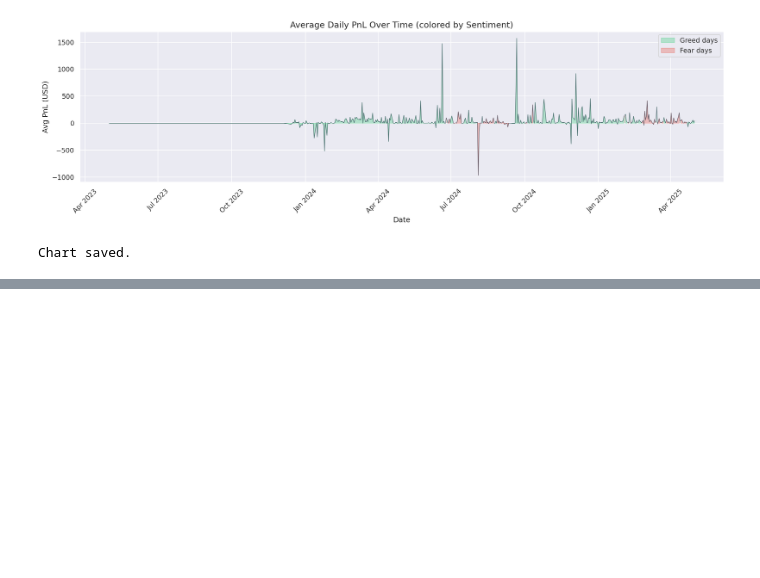
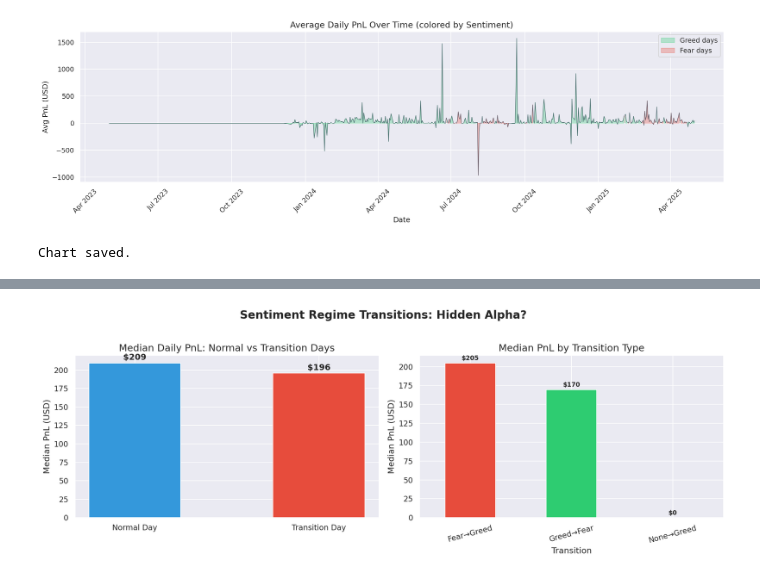
Before and after one commit to rushi1914/primetrade-trader-sentiment-analysis, a Jupyter notebook: notebooks/analysis.ipynb, the cells around one changed output, grey strips where cells are left out. Drawn from its saved outputs; the diff is of its cells as text; code cells hidden in the pictures; blank space fills up the shorter version.

Commit message:
Add regime transition results and update summary

```diff
--- a/notebooks/analysis.ipynb
+++ b/notebooks/analysis.ipynb
@@ -850,0 +824,72 @@ Chart saved.
+# %%
+import matplotlib.dates as mdates
+
+# build daily sentiment timeline
+sent_timeline = merged.groupby('date')['sentiment_binary'].first().reset_index()
+sent_timeline = sent_timeline.sort_values('date')
+
+# detect transition days
+sent_timeline['prev_sentiment'] = sent_timeline['sentiment_binary'].shift(1)
+sent_timeline['transition'] = sent_timeline['sentiment_binary'] != sent_timeline['prev_sentiment']
+sent_timeline['transition_type'] = sent_timeline.apply(
+    lambda r: f"{r['prev_sentiment']}→{r['sentiment_binary']}" if r['transition'] else 'No Change',
+    axis=1
+)
+
+# label transition windows: day of switch + 2 days after
+transition_dates = sent_timeline[sent_timeline['transition']]['date'].tolist()
+
+def get_window_label(date):
+    for t in transition_dates:
+        delta = (date - t).days
+        if 0 <= delta <= 2:
+            trans = sent_timeline[sent_timeline['date'] == t]['transition_type'].values[0]
+            return f"Day+{delta} ({trans})"
+    return 'Normal Day'
+
+sent_timeline['window_label'] = sent_timeline['date'].apply(get_window_label)
+
+# merge into daily
+daily_trans = daily.merge(sent_timeline[['date', 'transition', 'transition_type', 'window_label']], on='date', how='left')
+
+# compare PnL: transition days vs normal days
+transition_pnl = daily_trans.groupby('transition')['daily_pnl'].agg(['median', 'mean', 'count']).round(2)
+transition_pnl.index = ['Normal Day', 'Transition Day']
+print("PnL on Transition Days vs Normal Days:")
+print(transition_pnl)
+
+# breakdown by transition type
+trans_type_pnl = daily_trans[daily_trans['transition'] == True].groupby('transition_type')['daily_pnl'].agg(['median', 'mean', 'count']).round(2)
+print("\nPnL by Transition Type:")
+print(trans_type_pnl)
+
+# chart
+fig, axes = plt.subplots(1, 2, figsize=(14, 5))
+fig.suptitle("Sentiment Regime Transitions: Hidden Alpha?", fontsize=16, fontweight='bold', y=1.02)
+
+# chart 1 — transition vs normal
+colors = ['#3498db', '#e74c3c']
+bars = axes[0].bar(transition_pnl.index, transition_pnl['median'],
+                   color=colors, edgecolor='white', width=0.5)
+axes[0].set_title("Median Daily PnL: Normal vs Transition Days")
+axes[0].set_ylabel("Median PnL (USD)")
+for bar in bars:
+    axes[0].text(bar.get_x() + bar.get_width()/2, bar.get_height() + 2,
+                 f'${bar.get_height():.0f}', ha='center', va='bottom', fontweight='bold')
+
+# chart 2 — by transition type
+if not trans_type_pnl.empty:
+    trans_type_pnl['median'].plot(kind='bar', ax=axes[1],
+                                   color=['#e74c3c', '#2ecc71'], edgecolor='white', width=0.5)
+    axes[1].set_title("Median PnL by Transition Type")
+    axes[1].set_ylabel("Median PnL (USD)")
+    axes[1].set_xlabel("Transition")
+    axes[1].tick_params(axis='x', rotation=15)
+    for bar in axes[1].patches:
+        axes[1].text(bar.get_x() + bar.get_width()/2, bar.get_height() + 2,
+                     f'${bar.get_height():.0f}', ha='center', va='bottom', fontweight='bold', fontsize=9)
+
+plt.tight_layout()
+plt.savefig(os.path.join(CHARTS_DIR, 'chart7_regime_transitions.png'), bbox_inches='tight', dpi=150)
+plt.show()
+# %% [output]
@@ -850,0 +907 @@ Chart saved.
+[figure, added]
```
Also changed, not shown: parts of 8 cells of this notebook, 1 other file.
